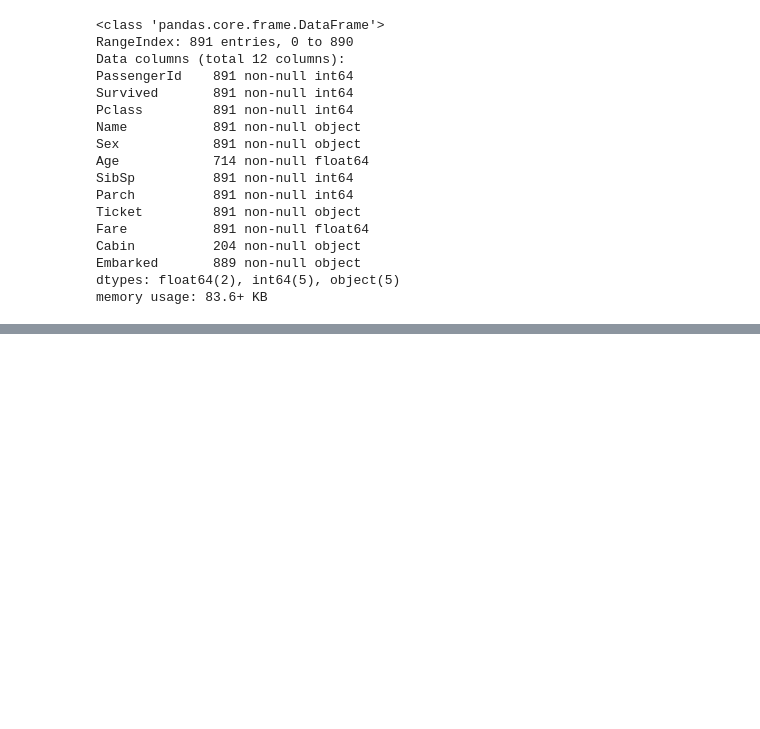
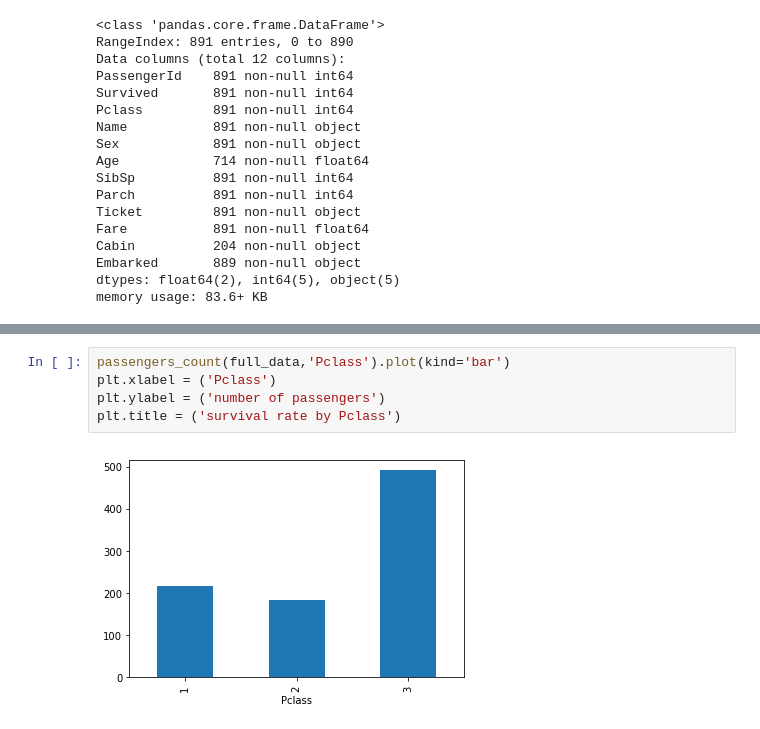
Before and after one commit to janeliao/Udacity_Projects, a Jupyter notebook: p4/p4_the_sinking_of_titanic.ipynb, the cells around one changed output, grey strips where cells are left out. Cells and saved outputs as stored; diff of their text form; blank space fills up the shorter version.

```diff
--- a/p4/p4_the_sinking_of_titanic.ipynb
+++ b/p4/p4_the_sinking_of_titanic.ipynb
@@ -76,3 +90,10 @@ survived_data_df.head()   #check
+# %%
+passengers_count(full_data,'Pclass').plot(kind='bar')
+plt.xlabel = ('Pclass')
+plt.ylabel = ('number of passengers')
+plt.title = ('survival rate by Pclass')
+# %% [output]
+[figure, added]
 # %%
 #计算幸存人员中各个等级人员所占比例
 survival_rate_by_Pclass = get_survival_rate_by_category(full_data,'Pclass')
```
Also changed, not shown: parts of 23 cells of this notebook.
